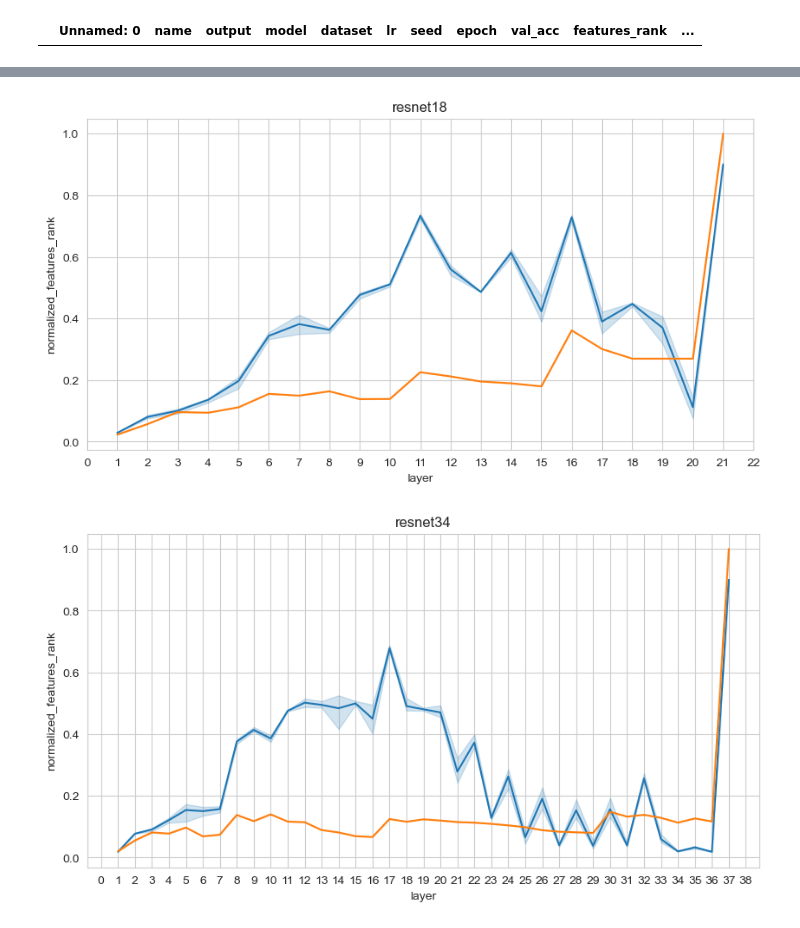
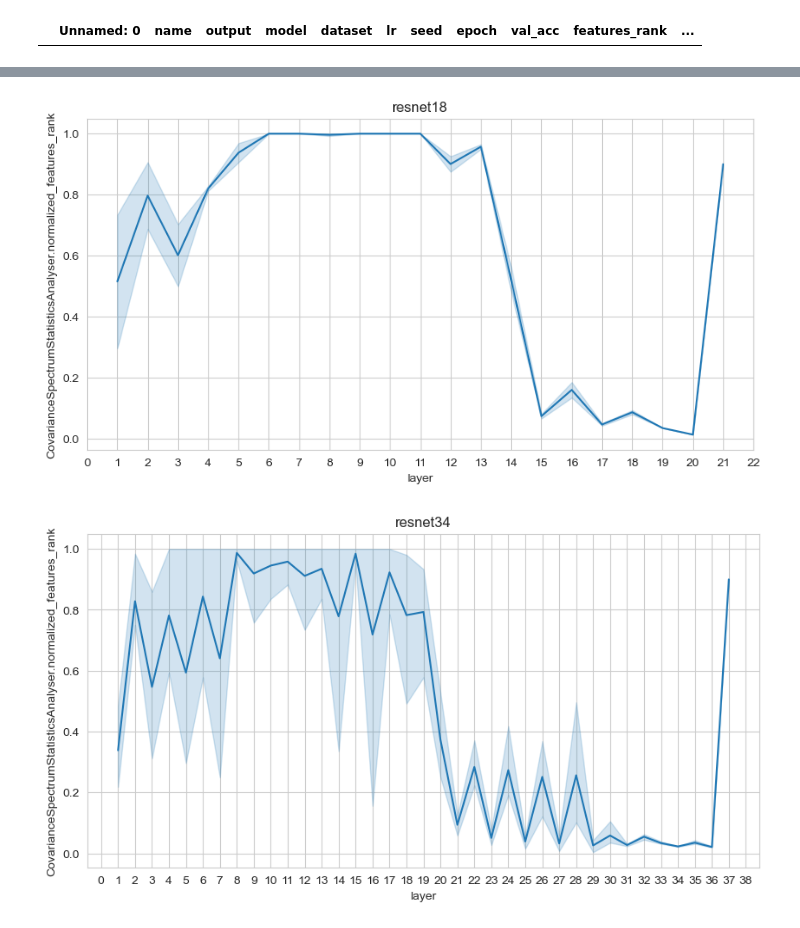
Before and after one commit to DHLSmith/jons-tunnel-effect, a Jupyter notebook: rank.ipynb, the cells around one changed output, grey strips where cells are left out. Cells and saved outputs as stored; diff of their text form; code cells hidden in the pictures.

Commit message:
add normalisation to data for linear probes. update notebook to new data format

```diff
--- a/rank.ipynb
+++ b/rank.ipynb
@@ -11,7 +11,7 @@ for f in csv_files:
     try:
         df = pd.read_csv(f)
         if len(df) > 0:
-            df['layer'] = df['name'].index + 1
+            df['layer'] = df['NameAnalyser.name'].index + 1
             df['last'] = 'last' in f
             dfs.append(df)
     except EmptyDataError:
@@ -22,13 +22,13 @@ df = pd.concat(dfs, ignore_index=True)
 import seaborn as sns
 import matplotlib.pyplot as plt
 
-for model in ['resnet18', 'resnet34', 'vgg19', 'vgg19_bn', 'mlp6', 'mlp8', 'mlp10', 'mlp12']:
-    df2 = df[(df['model']==model) & (df['lr']<0.1) & (df['dataset']=='cifar10')]
+for model in ['resnet18', 'resnet34', 'vgg19']:
+    df2 = df[(df['model']==model) & (df['dataset']=='cifar10') & (df['seed']==0)]
     plt.figure(figsize = (10,5))
     plt.title(model)
     sns.lineplot(x="epoch", y="val_acc", hue="model", data=df2)
 
     plt.figure(figsize = (10,5))
     plt.title(model)
-    sns.scatterplot(x="layer", y="features_rank", hue='epoch', data=df2)
+    sns.scatterplot(x="layer", y="CovarianceSpectrumStatisticsAnalyser.features_rank", hue='epoch', data=df2)
 # %% [output]
@@ -53,10 +46,10 @@ df2[df2['name']=='features.0']
 import seaborn as sns
 import matplotlib.pyplot as plt
 
-for model in ['resnet18', 'resnet34', 'vgg19', 'vgg19_bn', 'mlp6', 'mlp8', 'mlp10', 'mlp12']:
-    df2 = df[(df['model']==model) & (df['lr']<0.1) & (df['dataset']=='cifar10')]
+for model in ['resnet18', 'resnet34', 'vgg19']:
+    df2 = df[(df['model']==model) & (df['dataset']=='cifar10')]
 
     plt.figure(figsize = (10,5))
     plt.title(model)
-    sns.scatterplot(x="layer", y="normalized_features_rank", hue='epoch', data=df2)
+    sns.scatterplot(x="layer", y="CovarianceSpectrumStatisticsAnalyser.normalized_features_rank", hue='epoch', data=df2)
 # %% [output]
@@ -73,12 +61,12 @@ import seaborn as sns
 import matplotlib.pyplot as plt
 import matplotlib.ticker as plticker
 
-for model in ['resnet18', 'resnet34', 'vgg19', 'vgg19_bn', 'mlp6', 'mlp8', 'mlp10', 'mlp12']:
-    df2 = df[(df['model']==model) & (df['lr']<0.1) & (df['dataset']=='cifar10') & df['last']]
+for model in ['resnet18', 'resnet34', 'vgg19']:
+    df2 = df[(df['model']==model) & (df['dataset']=='cifar10') & df['last']]
 
     plt.figure(figsize = (10,5))
     loc = plticker.MultipleLocator(base=1.0) # this locator puts ticks at regular intervals
     plt.gca().xaxis.set_major_locator(loc)
     plt.title(model)
-    sns.lineplot(x="layer", y="features_rank", data=df2)
+    sns.lineplot(x="layer", y="CovarianceSpectrumStatisticsAnalyser.features_rank", data=df2)
 # %% [output]
@@ -93,19 +76,19 @@ for model in ['resnet18', 'resnet34', 'vgg19', 'vgg19_bn', 'mlp6', 'mlp8', 'mlp1
 # %%
 import seaborn as sns
 import matplotlib.pyplot as plt
 import matplotlib.ticker as plticker
 
-for model in ['resnet18', 'resnet34', 'vgg19', 'vgg19_bn', 'mlp6', 'mlp8', 'mlp10', 'mlp12']:
-    df2 = df[(df['model']==model) & (df['lr']<0.1) & (df['dataset']=='cifar10') & df['last']]
+for model in ['resnet18', 'resnet34', 'vgg19']:
+    df2 = df[(df['model']==model) & (df['dataset']=='cifar10') & df['last']]
 
     plt.figure(figsize = (10,5))
     loc = plticker.MultipleLocator(base=1.0) # this locator puts ticks at regular intervals
     plt.gca().xaxis.set_major_locator(loc)
     plt.title(model)
-    sns.lineplot(x="layer", y="normalized_features_rank", data=df2)
+    sns.lineplot(x="layer", y="CovarianceSpectrumStatisticsAnalyser.normalized_features_rank", data=df2)
 
     df2 = df[(df['model']==model) & (df['lr']<0.1) & (df['dataset']=='cifar10') & (df['epoch']==0)]
-    sns.lineplot(x="layer", y="normalized_features_rank", data=df2)
+    sns.lineplot(x="layer", y="CovarianceSpectrumStatisticsAnalyser.normalized_features_rank", data=df2)
 # %% [output]
-[figure, old version]
+[figure, new version]
-[figure, old version]
+[figure, new version]
```
Also changed, not shown: parts of 12 cells of this notebook, 1 other file.
